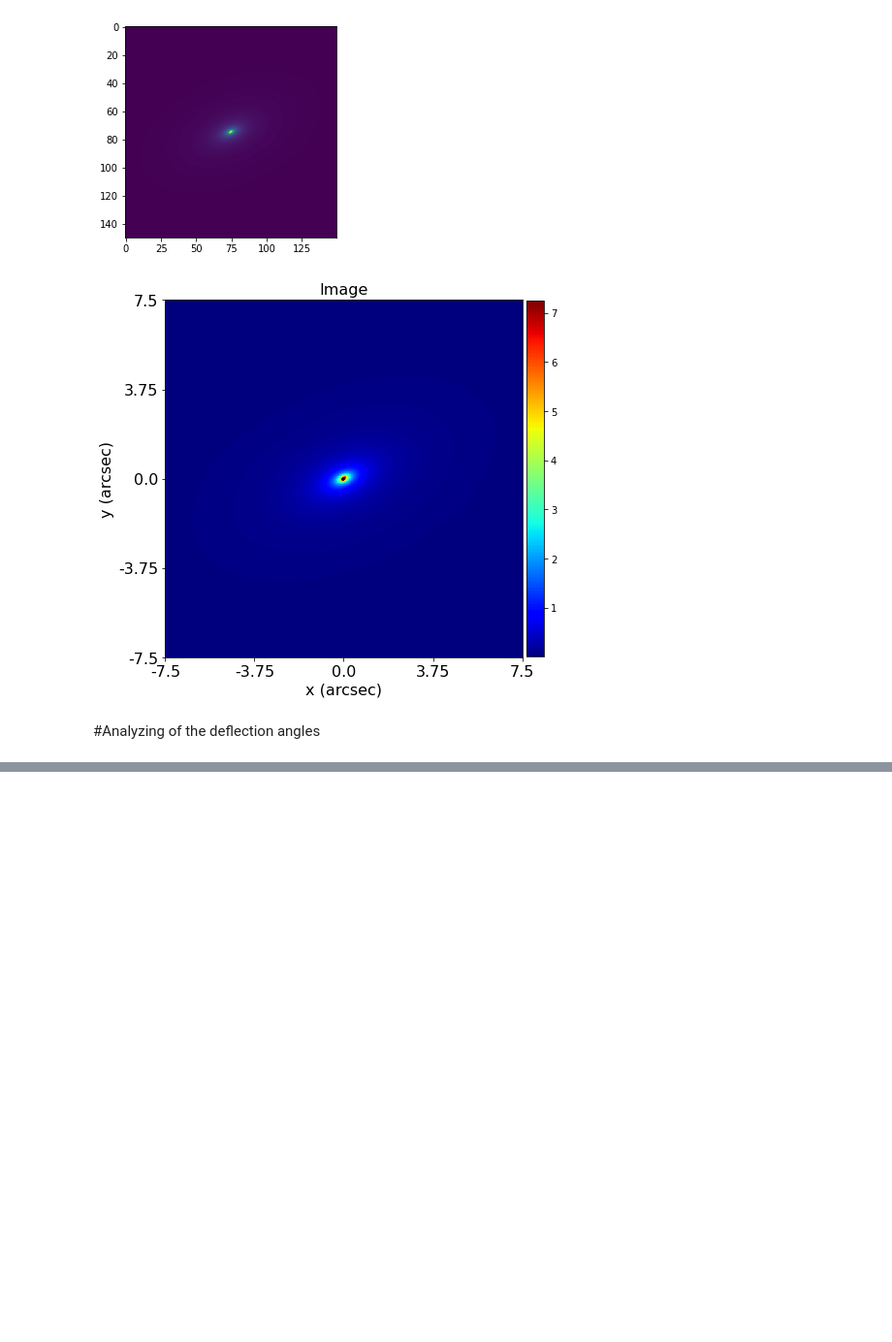
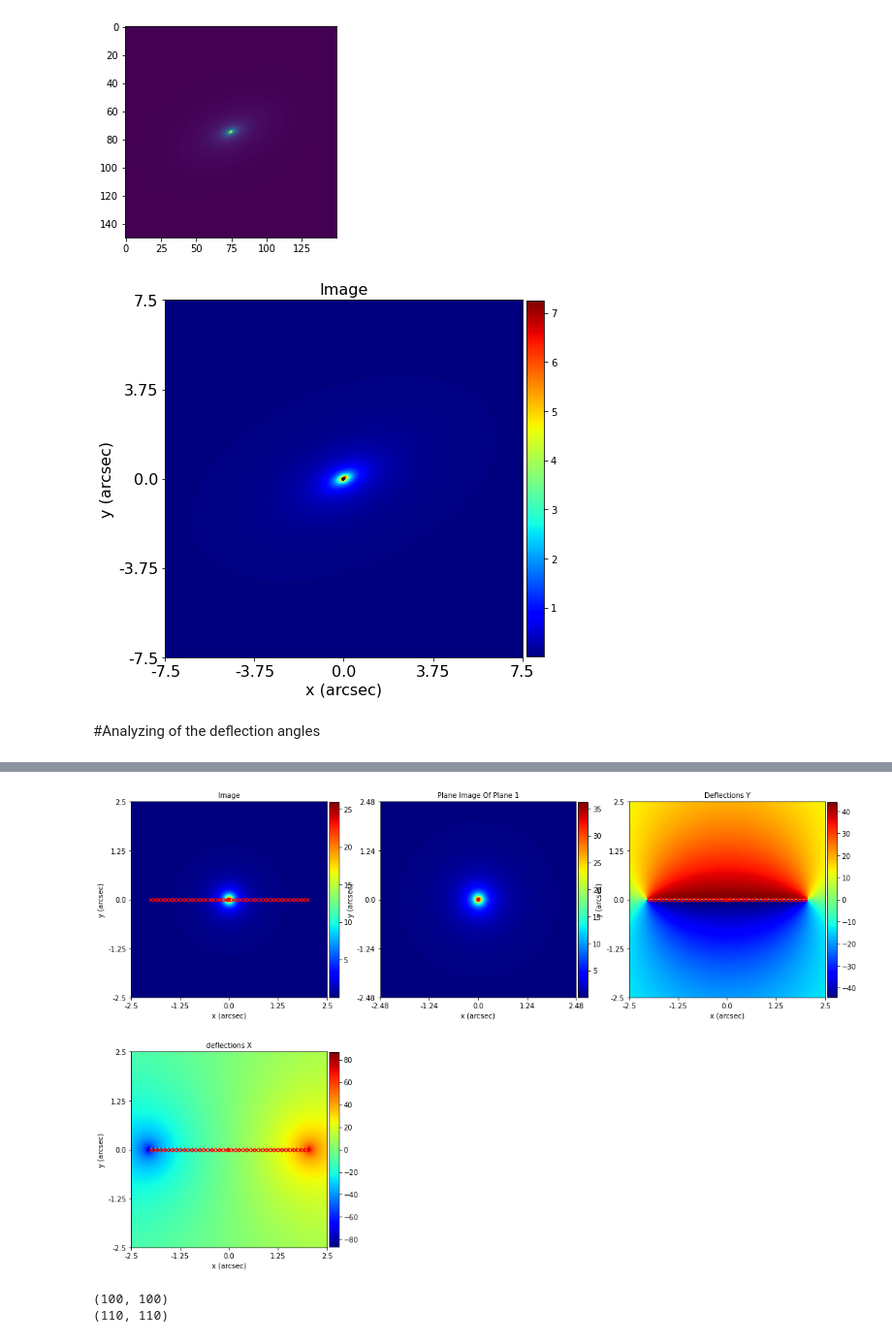
Before and after one commit to gagan3012/gsoc-deeplense-ml, a Jupyter notebook: Test_I_Simulating_Superfluid_Dark_Matter_(DM)_with_PyAutoLens.ipynb, the cells around one changed output, grey strips where cells are left out. Shown at 97% size. Saved outputs shown, nothing was run; the diff lists cells and outputs as text; code cells hidden in the pictures; blank space fills up the shorter version.

```diff
--- a/Test_I_Simulating_Superfluid_Dark_Matter_(DM)_with_PyAutoLens.ipynb
+++ b/Test_I_Simulating_Superfluid_Dark_Matter_(DM)_with_PyAutoLens.ipynb
@@ -63,0 +75,7 @@ deflections = isothermal_mass_profile.deflections_from_grid(grid=grid)
+# %%
+psf = al.Kernel2D.from_gaussian(shape_native=(11, 11), sigma=0.1, pixel_scales=0.025)
+
+# The image grid
+image_plane_grid = al.Grid2D.uniform(
+    shape_native=(100, 100), pixel_scales=0.05, sub_size=2
+)
@@ -63,0 +175,28 @@ deflections = isothermal_mass_profile.deflections_from_grid(grid=grid)
+# %%
+source_galaxy = al.Galaxy(
+    redshift=1.0,
+    bulge=al.lp.SphericalSersic(
+        centre=(0.0, 0.0),
+        intensity=0.8,
+        effective_radius=1.0,
+        sersic_index=3.0
+    )
+)
+# %%
+tracer = al.Tracer.from_galaxies(galaxies=[lens_galaxy, source_galaxy])
+tracer_plotter = aplt.TracerPlotter(tracer=tracer, grid=image_plane_grid)
+tracer_plotter.subplot_tracer()
+# %% [output]
+[figure, added]
+# %%
+
+normal_image = tracer.image_from_grid(grid=image_plane_grid)
+padded_image = tracer.padded_image_from_grid_and_psf_shape(
+    grid=image_plane_grid, psf_shape_2d=psf.shape_native
+)
+
+print(normal_image.shape_native)
+print(padded_image.shape_native)
+# %% [output]
+(100, 100)
+(110, 110)
```
Also changed, not shown: parts of 13 cells of this notebook.
